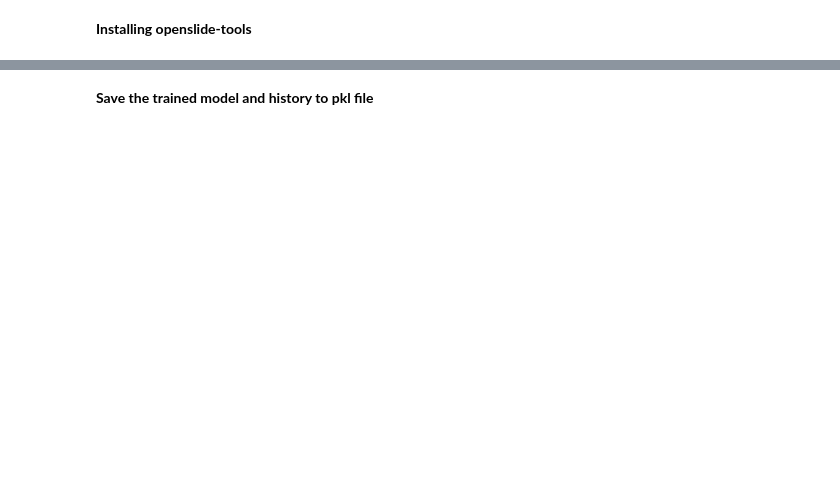
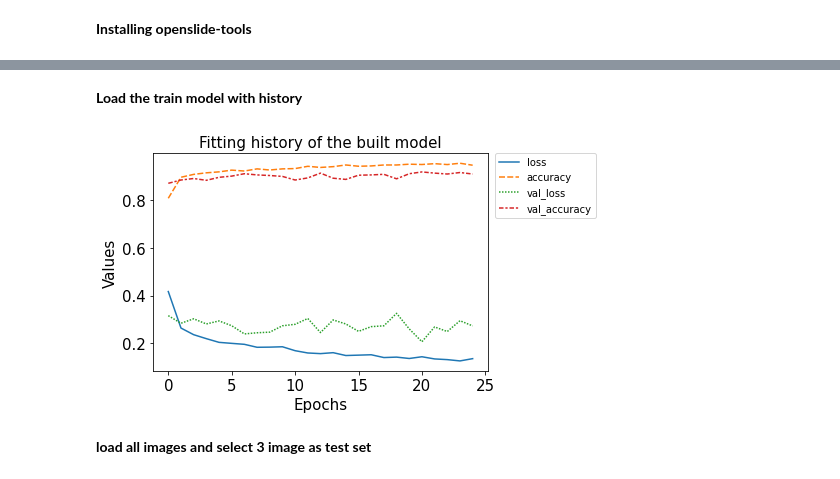
Before and after one commit to wh2353/Detect-tumor-in-gigapixel-pathology-images, a Jupyter notebook: 122421_cancer_image_data_modeling.ipynb, the cells around one changed output, grey strips where cells are left out. Drawn from its saved outputs; the diff is of its cells as text; code cells hidden in the pictures; blank space fills up the shorter version.

```diff
--- a/122421_cancer_image_data_modeling.ipynb
+++ b/122421_cancer_image_data_modeling.ipynb
@@ -257,6 +50,0 @@ plot_model(model, to_file='build_model.png')
-# %%
-model = build_model()
-
-model.compile(optimizer=Adam(learning_rate=0.0001),
-                             loss='binary_crossentropy',
-                             metrics = ['accuracy'])
@@ -267,7 +50,0 @@ model.compile(optimizer=Adam(learning_rate=0.0001),
-# %%
-#sanity check on one batch
-for iter_idx in range(60):
-  metrics = model.train_on_batch(x=[level1_img, level2_img], y=labels)
-
-  if (iter_idx + 1)%10 == 0:
-    print(f"Currently at {iter_idx+1}, with loss {metrics[0]} and accurary {metrics[1]}")
@@ -324,7 +51,28 @@ Epoch 25/25
-# %% [markdown]
-<b>Save the trained model and history to pkl file</b>
-# %%
-#save trained model and history
-with open("/content/drive/My Drive/120319_project_tumor_folder/20211227_trained_model_with_history_no_preprocessing.pkl", "wb") as f:
-  pickle.dump([model, history], f)
-f.close()
+# %% [markdown]
+**Load the train model with history**
+# %%
+with open("120319_project_tumor_folder/20211227_trained_model_with_history_no_preprocessing.pkl", "rb") as f:
+    model, history = pickle.load(f)
+f.close()
+# %%
+#plot history
+
+plot_df = pd.DataFrame(history.history)
+
+#plot_df.index = range(plot_df.shape[0])
+
+plot = sns.lineplot(data=plot_df)
+
+plt.title("Fitting history of the built model", size=15)
+plt.xlabel("Epochs", size=15)
+plt.ylabel("Values", size=15)
+plt.xticks(size=15)
+plt.yticks(size=15)
+
+plt.legend(bbox_to_anchor=(1.02, 1), loc='upper left', borderaxespad=0)
+
+plt.show()
+# %% [output]
+[figure, added]
+# %% [markdown]
+<b> load all images and select 3 image as test set </b>
```
Also changed, not shown: parts of 38 cells of this notebook, 1 other file.
